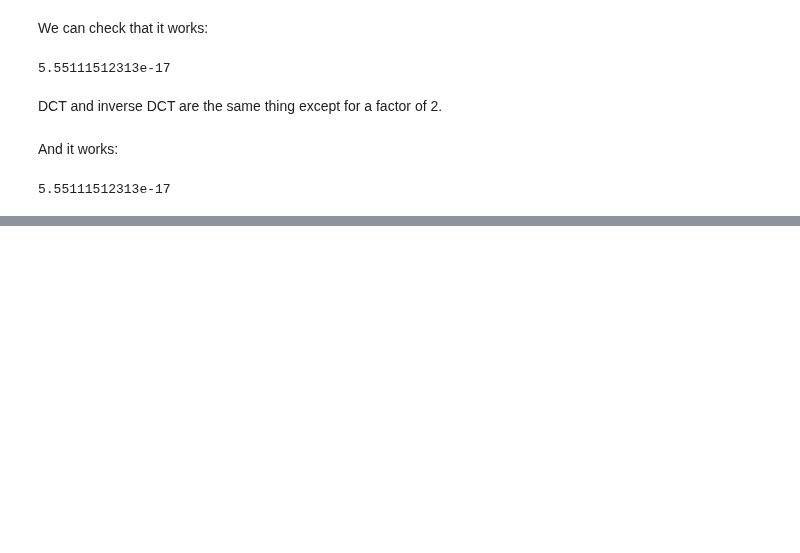
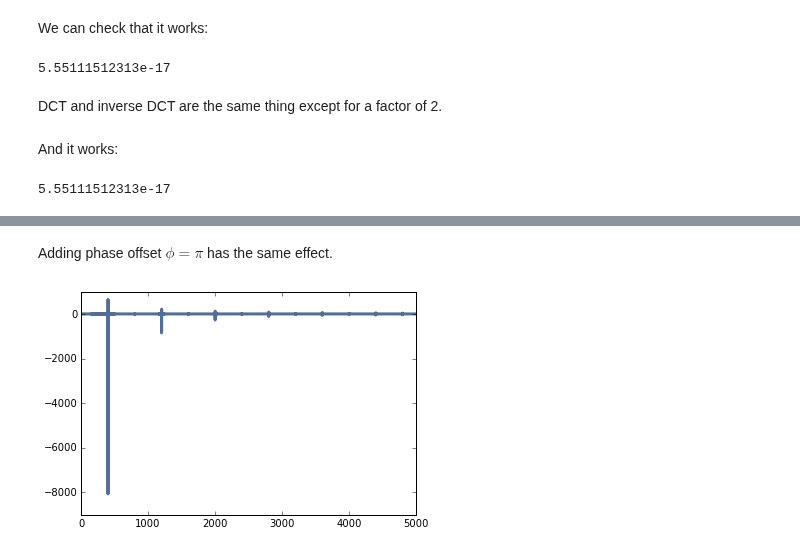
Before and after one commit to AllenDowney/ThinkDSP, a Jupyter notebook: code/chap06.ipynb, the cells around one changed output, grey strips where cells are left out. Saved outputs shown, nothing was run; the diff lists cells and outputs as text; code cells hidden in the pictures; blank space fills up the shorter version.

```diff
--- a/code/chap06.ipynb
+++ b/code/chap06.ipynb
@@ -211,0 +252,8 @@ print(max(abs(amps - amps2)))
+# %% [markdown]
+Adding phase offset $\phi=\pi$ has the same effect.
+# %%
+signal = thinkdsp.TriangleSignal(freq=400, offset=np.pi)
+wave = signal.make_wave(duration=1.0, framerate=10000)
+wave.make_dct().plot()
+# %% [output]
+[figure, added]
```
Also changed, not shown: parts of 26 cells of this notebook, 1 other file.
